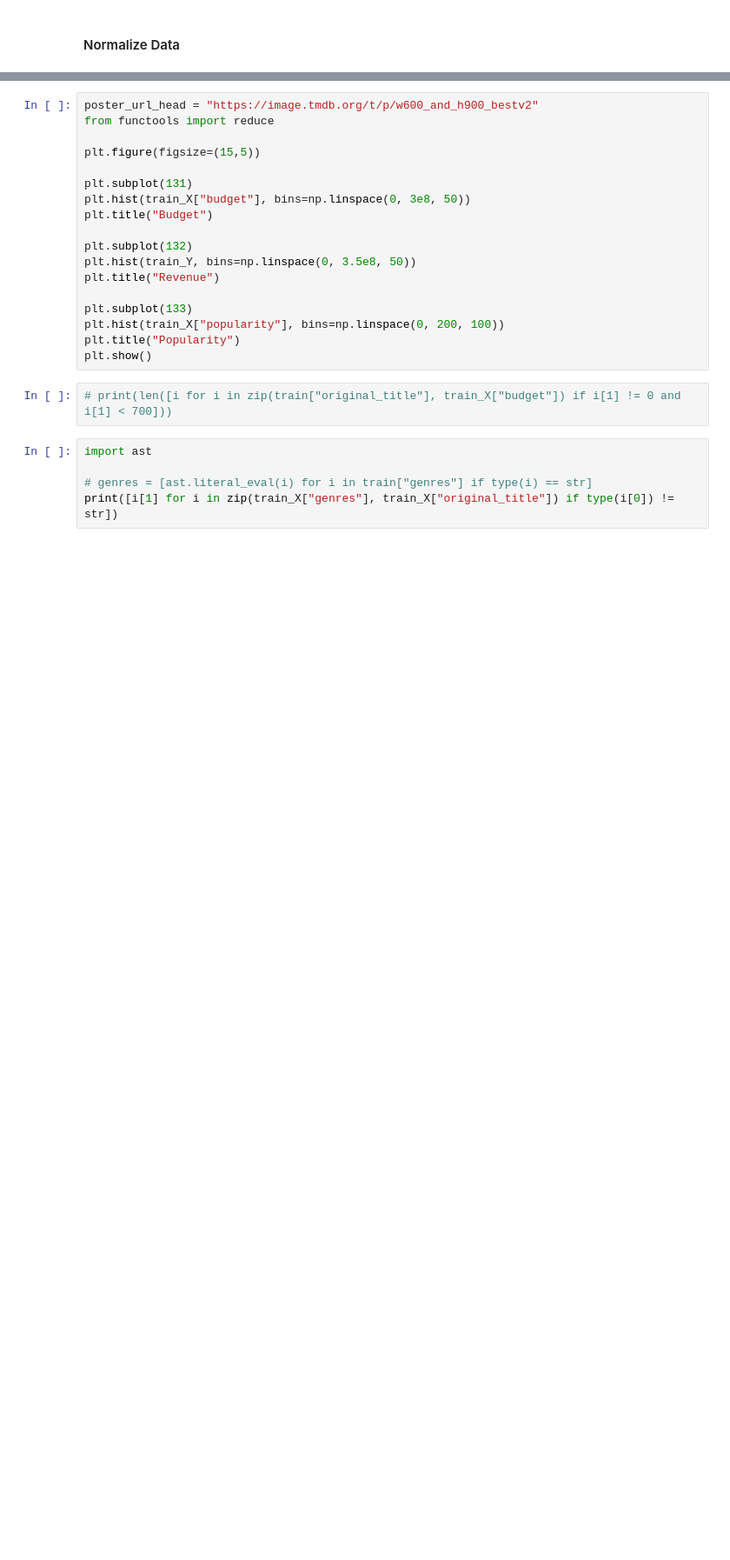
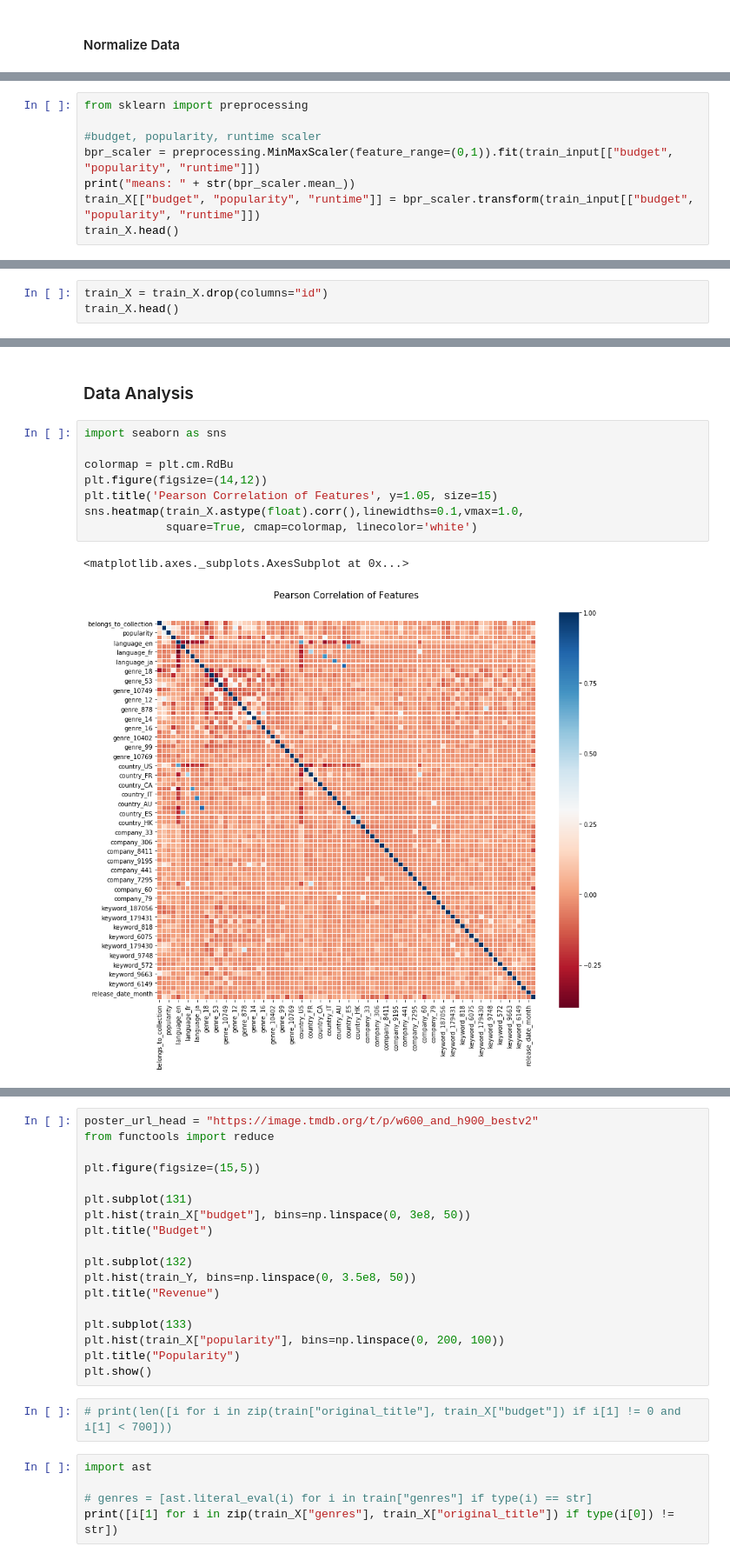
Before and after one commit to delf1/comp4211-project, a Jupyter notebook: code/COMP4211 Project.ipynb, the cells around one changed output, grey strips where cells are left out. Shown at 87% size. Drawn from its saved outputs; the diff is of its cells as text; blank space fills up the shorter version.

```diff
--- a/code/COMP4211 Project.ipynb
+++ b/code/COMP4211 Project.ipynb
@@ -437,0 +421,8 @@ from sklearn import preprocessing
+# %%
+from sklearn import preprocessing
+
+#budget, popularity, runtime scaler
+bpr_scaler = preprocessing.MinMaxScaler(feature_range=(0,1)).fit(train_input[["budget", "popularity", "runtime"]])
+print("means: " + str(bpr_scaler.mean_))
+train_X[["budget", "popularity", "runtime"]] = bpr_scaler.transform(train_input[["budget", "popularity", "runtime"]])
+train_X.head()
@@ -437,0 +439,3 @@ from sklearn import preprocessing
+# %%
+train_X = train_X.drop(columns="id")
+train_X.head()
@@ -437,0 +449,13 @@ from sklearn import preprocessing
+# %% [markdown]
+### Data Analysis
+# %%
+import seaborn as sns
+
+colormap = plt.cm.RdBu
+plt.figure(figsize=(14,12))
+plt.title('Pearson Correlation of Features', y=1.05, size=15)
+sns.heatmap(train_X.astype(float).corr(),linewidths=0.1,vmax=1.0,
+            square=True, cmap=colormap, linecolor='white')
+# %% [output]
+<matplotlib.axes._subplots.AxesSubplot at 0x...>
+[figure, added]
```
Also changed, not shown: parts of 18 cells of this notebook.
